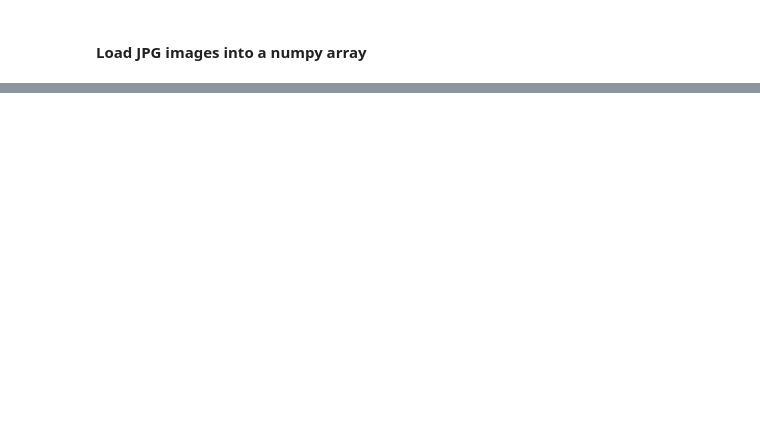
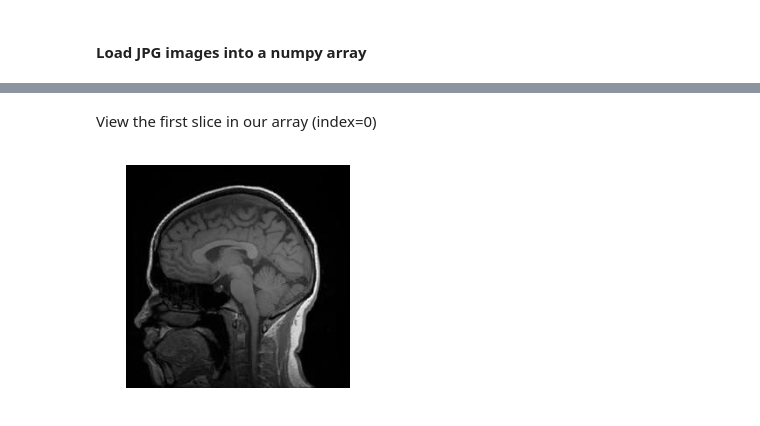
Before and after one commit to brainhack101/IntroDL, a Jupyter notebook: IntroToKeras.ipynb, the cells around one changed output, grey strips where cells are left out. Saved outputs shown, nothing was run; the diff lists cells and outputs as text; code cells hidden in the pictures; blank space fills up the shorter version.

```diff
--- a/IntroToKeras.ipynb
+++ b/IntroToKeras.ipynb
@@ -114,4 +102,0 @@ for i, file in enumerate(image_files):
-# %%
-def view_slice(X_data, index):
-    plt.imshow(X_data[index,:,:,0],cmap=plt.cm.Greys_r)
-    plt.axis('off');
@@ -148,0 +103,24 @@ y_label[:N] = 1
+# %%
+def load_image(filename):
+    data_slice = plt.imread(filename)
+    assert data_slice.shape == (256,256), "image file is not the right shape"
+    return data_slice
+# %%
+# initialize an array that is the shape we need:
+
+data_array = np.zeros((N, 256, 256, 1))
+# the last dimension is the number of channels in the image.
+# a grayscale image has 1 channel, while an RGB image has 3 channels (R,G,B).
+# Could be MR modalities (channel1 = T1, channel2 = T2)
+
+# iterate through all of the image files
+for i, file in enumerate(image_files):
+    # in Python, enumerate is a special function that gives us
+    # an index (i) and the item in the list (file)
+
+
+    # load the file using our function
+    data_slice = load_image(file)
+
+    # put the data into our array, X
+    data_array[i, :, :, 0] = data_slice
@@ -148,0 +131,10 @@ y_label[:N] = 1
+# %%
+def view_slice(data, index):
+    plt.imshow(data[index,:,:,0],cmap=plt.cm.Greys_r)
+    plt.axis('off');
+# %% [markdown]
+View the first slice in our array (index=0)
+# %%
+view_slice(data_array, 0)
+# %% [output]
+[figure, added]
```
Also changed, not shown: parts of 83 cells of this notebook.
